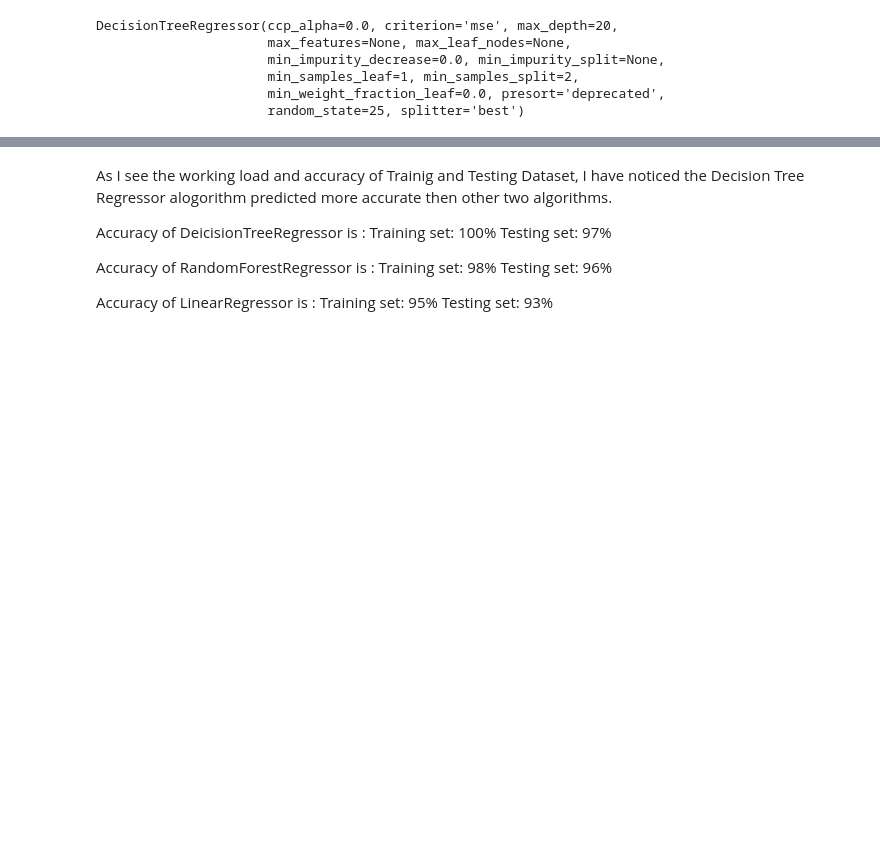
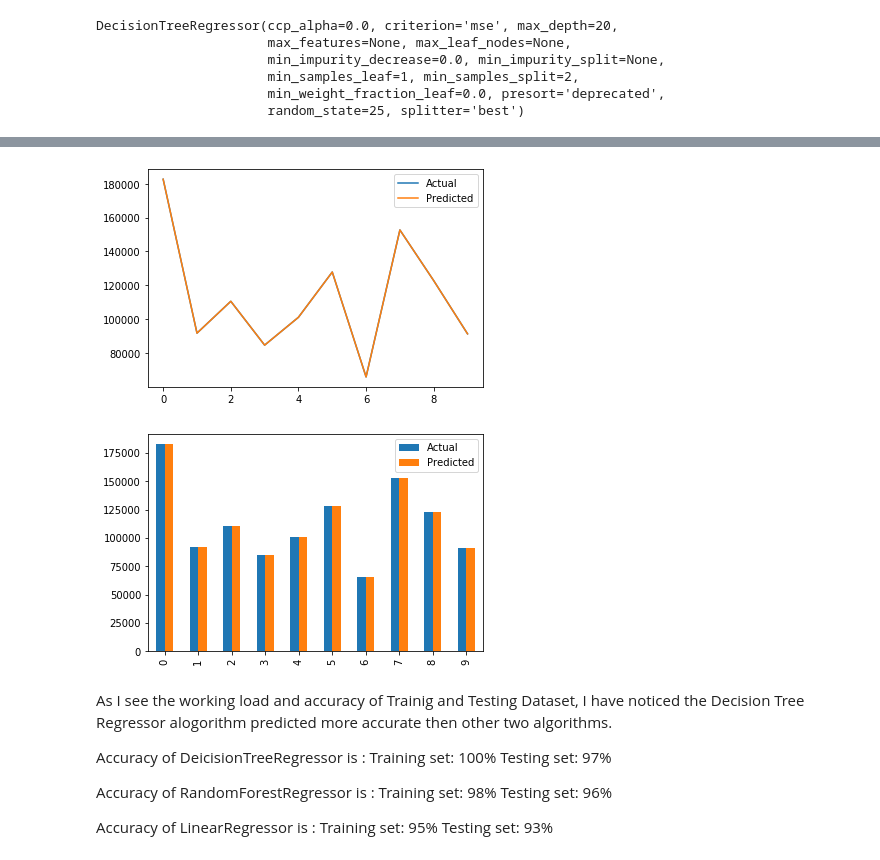
Before and after one commit to thegautamkumarjaiswal/startup_profit, a Jupyter notebook: Predict_Profit_of_New_Startup.ipynb, the cells around one changed output, grey strips where cells are left out. Cells and saved outputs as stored; diff of their text form; code cells hidden in the pictures; blank space fills up the shorter version.

```diff
--- a/Predict_Profit_of_New_Startup.ipynb
+++ b/Predict_Profit_of_New_Startup.ipynb
@@ -192,4 +195,4 @@ TEsting Score =  0.9648149220906235
 from sklearn.linear_model import LinearRegression
 reg= LinearRegression()
 reg.fit(X_train, y_train)
-print(reg.predict(X_test))
+y_pred = reg.predict(X_test)
@@ -209,0 +205,4 @@ test_score = reg.score(X_test, y_test)
+# %%
+df = pd.DataFrame({'Actual': y_test, 'Predicted': y_pred})
+# Difference between Actual Data and Own Predicted Data
+df
@@ -210,3 +221,11 @@ test_score = reg.score(X_test, y_test)
+# %%
+# Final visualization
+df.plot(kind="line")
+df.plot(kind="bar")
+plt.show()
+# %% [output]
+[figure, added]
+[figure, added]
 # %% [markdown]
 As I see the working load and accuracy of Trainig and Testing Dataset, I have noticed the Decision Tree Regressor alogorithm predicted more accurate then other two algorithms.
 
```
Also changed, not shown: parts of 11 cells of this notebook.
